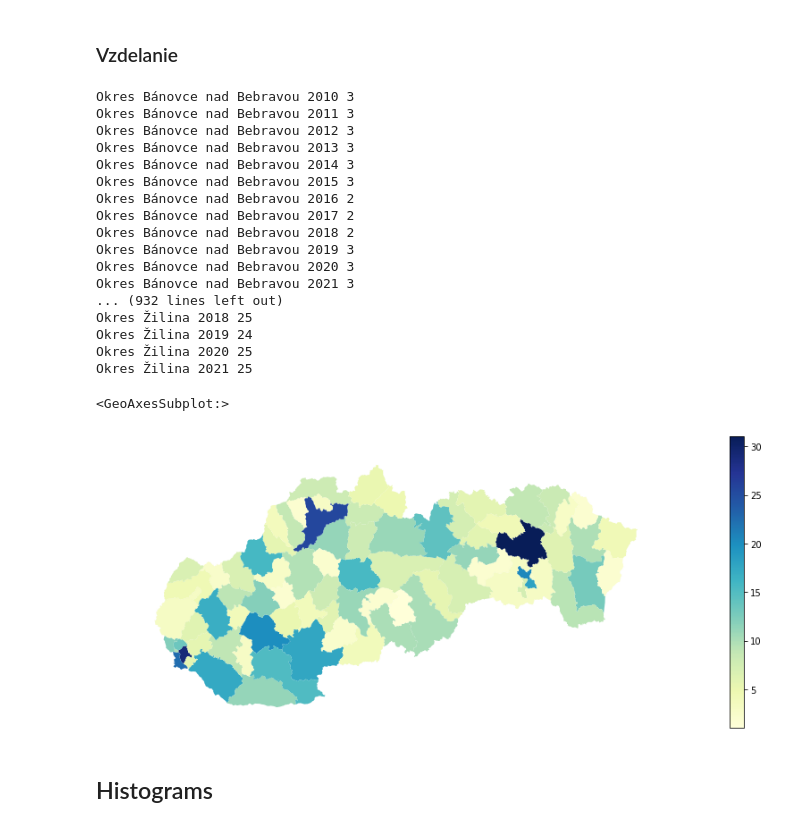
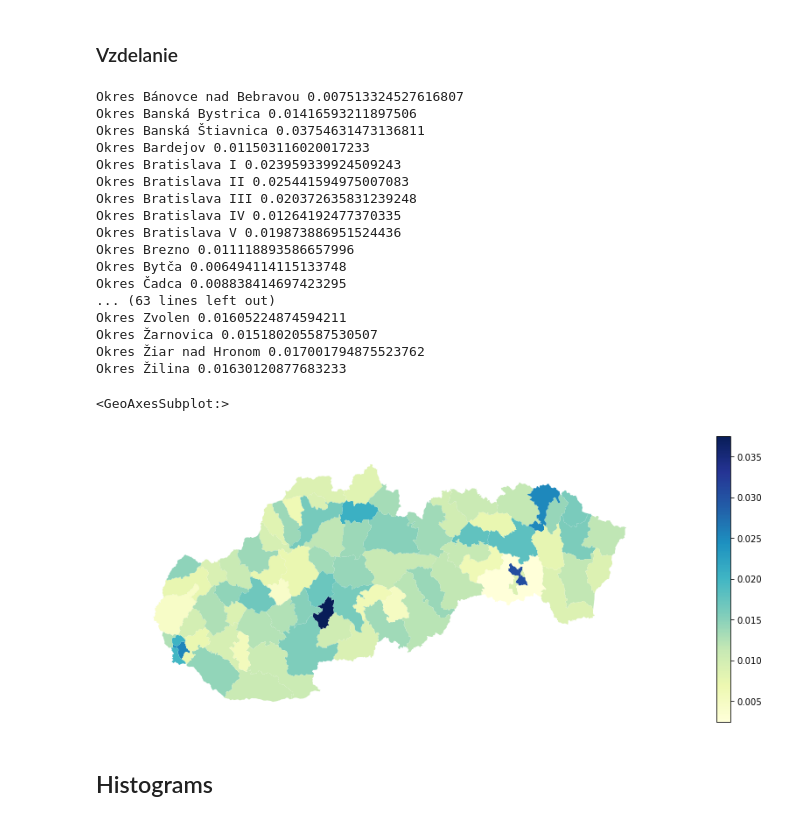
Before and after one commit to samuel-soltys/slovak-analysis, a Jupyter notebook: workbook.ipynb, the cells around one changed output. Saved outputs shown, nothing was run; the diff lists cells and outputs as text; code cells hidden in the pictures.

```diff
--- a/workbook.ipynb
+++ b/workbook.ipynb
@@ -595,42 +612,43 @@ plt.savefig("zahranicne-vystahovanie-mapka.png", transparent=True, dpi=300, bbox
 # %%
 heatmap_data = []
 for okres_name in map["TXT"]:
     sum_calculation = 0
     for year in range(2010,2022):
         pocet_skol_v_okrese = years[year].loc[years[year]["Okres"] == okres_name]["pocet_gymnazii"].values[0] + years[year].loc[years[year]["Okres"] == okres_name]["pocet_strednych_odbornych_skol"].values[0]
         pocet_obyvarelov_v_okrese = years[year].loc[years[year]["Okres"] == okres_name]["pocet_obyvatelov"].values[0]
-        print(okres_name, year, pocet_skol_v_okrese)
-        # sum_calculation += pocet_skol_v_okrese/pocet_obyvarelov_v_okrese*100
-        sum_calculation += pocet_skol_v_okrese
+
+        sum_calculation += pocet_skol_v_okrese/pocet_obyvarelov_v_okrese*100
+        # sum_calculation += pocet_skol_v_okrese
     # print(okres_name, sum_calculation/12)
+    print(okres_name, sum_calculation/12)
     heatmap_data.append(sum_calculation/12)
 # scheme = mapclassify.Quantiles(heatmap_data, k=10)
 
 geoplot.choropleth(
     map, hue=heatmap_data, cmap="YlGnBu", figsize=(15, 6), projection=gcrs.AlbersEqualArea(), legend=True
 )
 
 # plt.savefig("pocet-skol-mapka.png", transparent=True, dpi=300, bbox_inches = 'tight')
 # %% [output]
-Okres Bánovce nad Bebravou 2010 3
-Okres Bánovce nad Bebravou 2011 3
-Okres Bánovce nad Bebravou 2012 3
-Okres Bánovce nad Bebravou 2013 3
-Okres Bánovce nad Bebravou 2014 3
-Okres Bánovce nad Bebravou 2015 3
-Okres Bánovce nad Bebravou 2016 2
-Okres Bánovce nad Bebravou 2017 2
-Okres Bánovce nad Bebravou 2018 2
-Okres Bánovce nad Bebravou 2019 3
-Okres Bánovce nad Bebravou 2020 3
-Okres Bánovce nad Bebravou 2021 3
-... (932 lines left out)
-Okres Žilina 2018 25
-Okres Žilina 2019 24
-Okres Žilina 2020 25
-Okres Žilina 2021 25
+Okres Bánovce nad Bebravou 0.007513324527616807
+Okres Banská Bystrica 0.01416593211897506
+Okres Banská Štiavnica 0.03754631473136811
+Okres Bardejov 0.011503116020017233
+Okres Bratislava I 0.023959339924509243
+Okres Bratislava II 0.025441594975007083
+Okres Bratislava III 0.020372635831239248
+Okres Bratislava IV 0.01264192477370335
+Okres Bratislava V 0.019873886951524436
+Okres Brezno 0.011118893586657996
+Okres Bytča 0.006494114115133748
+Okres Čadca 0.008838414697423295
+... (63 lines left out)
+Okres Zvolen 0.01605224874594211
+Okres Žarnovica 0.015180205587530507
+Okres Žiar nad Hronom 0.017001794875523762
+Okres Žilina 0.01630120877683233
 <GeoAxesSubplot:>
-[figure, old version]
+[figure, new version]
 # %% [markdown]
 ## Histograms
 # %%
```
Also changed, not shown: parts of 8 cells of this notebook.
